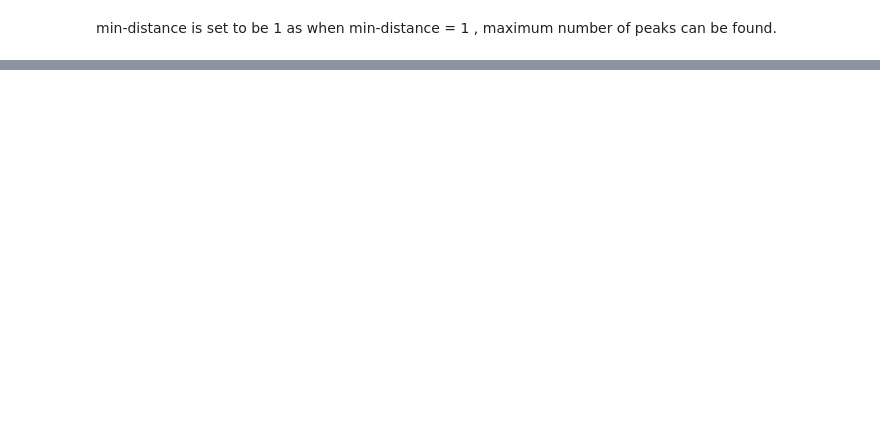
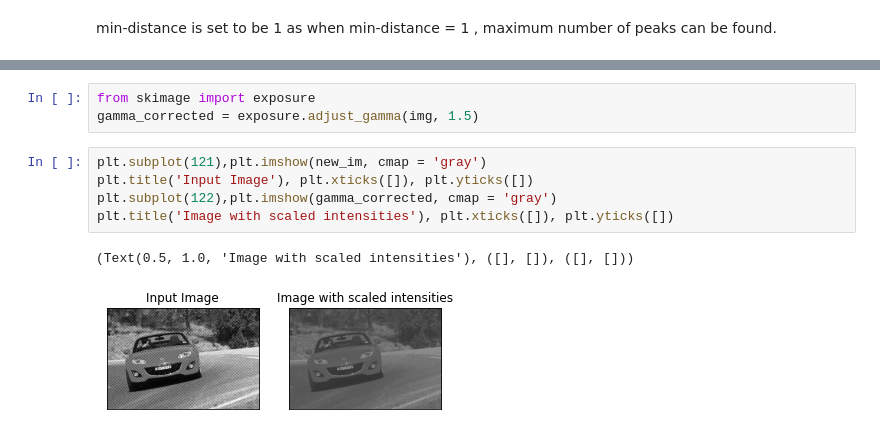
Before and after one commit to henrywan1920/AdvancedMath, a Jupyter notebook: Group2.ipynb, the cells around one changed output, grey strips where cells are left out. Cells and saved outputs as stored; diff of their text form; blank space fills up the shorter version.

```diff
--- a/Group2.ipynb
+++ b/Group2.ipynb
@@ -189,0 +181,11 @@ We remove the low frequencies by masking with a rectangular window
+# %%
+from skimage import exposure
+gamma_corrected = exposure.adjust_gamma(img, 1.5)
+# %%
+plt.subplot(121),plt.imshow(new_im, cmap = 'gray')
+plt.title('Input Image'), plt.xticks([]), plt.yticks([])
+plt.subplot(122),plt.imshow(gamma_corrected, cmap = 'gray')
+plt.title('Image with scaled intensities'), plt.xticks([]), plt.yticks([])
+# %% [output]
+(Text(0.5, 1.0, 'Image with scaled intensities'), ([], []), ([], []))
+[figure, added]
```
Also changed, not shown: parts of 22 cells of this notebook.
